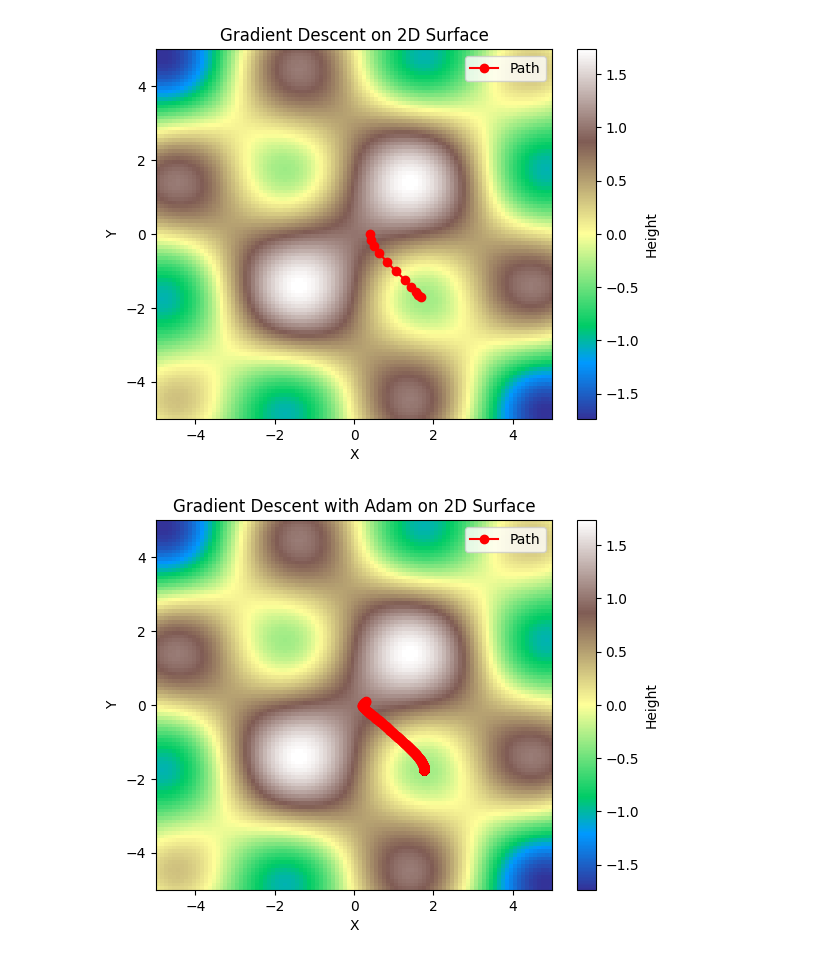
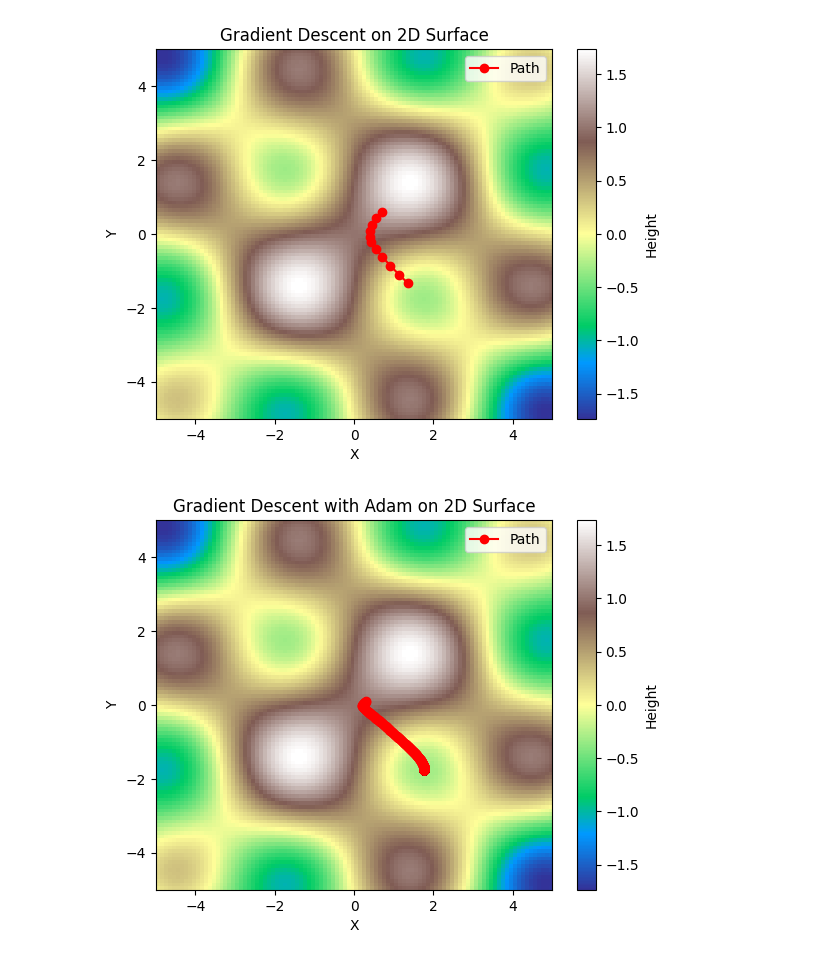
Before and after one commit to jordanbell2357/gradient_descent, a Jupyter notebook: gradient_descent.ipynb, the cells around one changed output. Drawn from its saved outputs; the diff is of its cells as text; code cells hidden in the pictures.

```diff
--- a/gradient_descent.ipynb
+++ b/gradient_descent.ipynb
@@ -23,35 +23,35 @@ def gradient(f, x, y, dx=1e-6, dy=1e-6):
     return dzdx[0], dzdy[0]
 
 # Initialize gradient descent parameters
-start = [0.4, 0.0]  # Initial point
+start = [0.7, 0.6]  # Initial point
 step_size = 0.4  # Step size
 n_steps = 10  # Number of steps
 
 # Initialize path and current point
 path = [start]
 current_point = np.array(start)
 
 # Perform gradient descent
 for _ in range(n_steps):
     dzdx, dzdy = gradient(f_interp, current_point[0], current_point[1])
     current_point -= step_size * np.array([dzdx, dzdy])
     path.append(current_point.copy())
 
 # Convert path to numpy array
 path = np.array(path)
 
 # Plotting
 plt.figure()
 plt.imshow(z, extent=[x.min(), x.max(), y.min(), y.max()], origin='lower', cmap='terrain', aspect='auto')
 plt.colorbar(label='Height')
 plt.plot(path[:, 0], path[:, 1], 'ro-', label='Path')
 plt.title('Gradient Descent on 2D Surface')
 plt.xlabel('X')
 plt.ylabel('Y')
 plt.legend()
 plt.show()
 # %% [output]
-[figure, old version]
+[figure, new version]
 # %%
 import numpy as np
 import matplotlib.pyplot as plt
```
